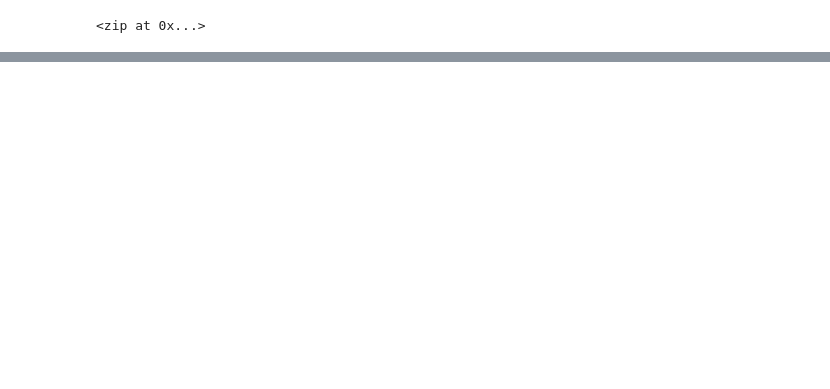
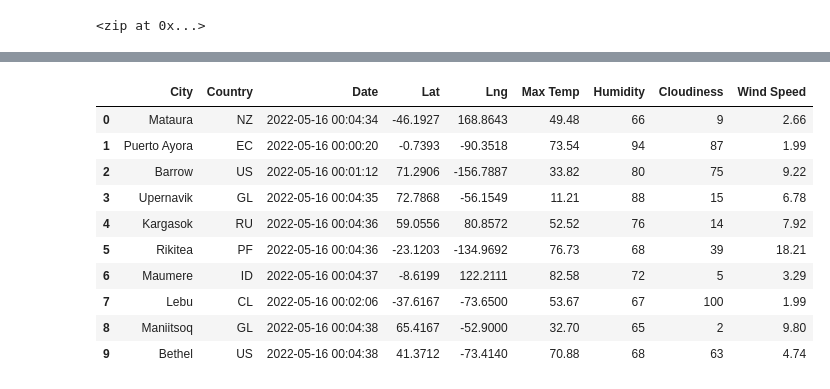
Before and after one commit to ibachrachel/World_Weather_Analysis, a Jupyter notebook: WeatherPy.ipynb, the cells around one changed output, grey strips where cells are left out. Cells and saved outputs as stored; diff of their text form; code cells hidden in the pictures; blank space fills up the shorter version.

```diff
--- a/WeatherPy.ipynb
+++ b/WeatherPy.ipynb
@@ -79,0 +347,16 @@ len(cities)
+# %%
+new_column_order = ["City", "Country", "Date", "Lat", "Lng","Max Temp", "Humidity", "Cloudiness", "Wind Speed"]
+city_data_df = city_data_df[new_column_order]
+city_data_df.head(10)
+# %% [output]
+|  | City | Country | Date | Lat | Lng | Max Temp | Humidity | Cloudiness | Wind Speed |
+| 0 | Mataura | NZ | 2022-05-16 00:04:34 | -46.1927 | 168.8643 | 49.48 | 66 | 9 | 2.66 |
+| 1 | Puerto Ayora | EC | 2022-05-16 00:00:20 | -0.7393 | -90.3518 | 73.54 | 94 | 87 | 1.99 |
+| 2 | Barrow | US | 2022-05-16 00:01:12 | 71.2906 | -156.7887 | 33.82 | 80 | 75 | 9.22 |
+| 3 | Upernavik | GL | 2022-05-16 00:04:35 | 72.7868 | -56.1549 | 11.21 | 88 | 15 | 6.78 |
+| 4 | Kargasok | RU | 2022-05-16 00:04:36 | 59.0556 | 80.8572 | 52.52 | 76 | 14 | 7.92 |
+| 5 | Rikitea | PF | 2022-05-16 00:04:36 | -23.1203 | -134.9692 | 76.73 | 68 | 39 | 18.21 |
+| 6 | Maumere | ID | 2022-05-16 00:04:37 | -8.6199 | 122.2111 | 82.58 | 72 | 5 | 3.29 |
+| 7 | Lebu | CL | 2022-05-16 00:02:06 | -37.6167 | -73.6500 | 53.67 | 67 | 100 | 1.99 |
+| 8 | Maniitsoq | GL | 2022-05-16 00:04:38 | 65.4167 | -52.9000 | 32.70 | 65 | 2 | 9.80 |
+| 9 | Bethel | US | 2022-05-16 00:04:38 | 41.3712 | -73.4140 | 70.88 | 68 | 63 | 4.74 |
```
Also changed, not shown: parts of 27 cells of this notebook, 4 other files.
